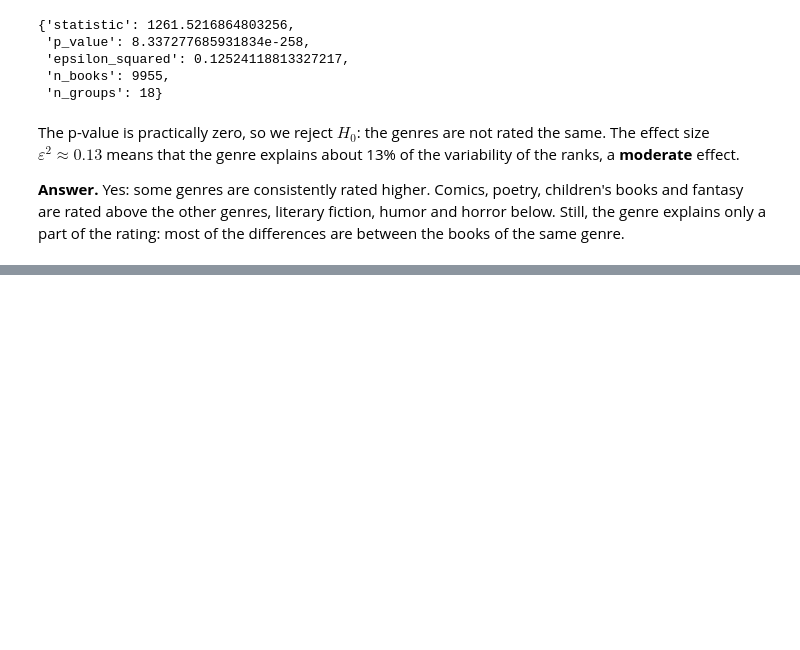
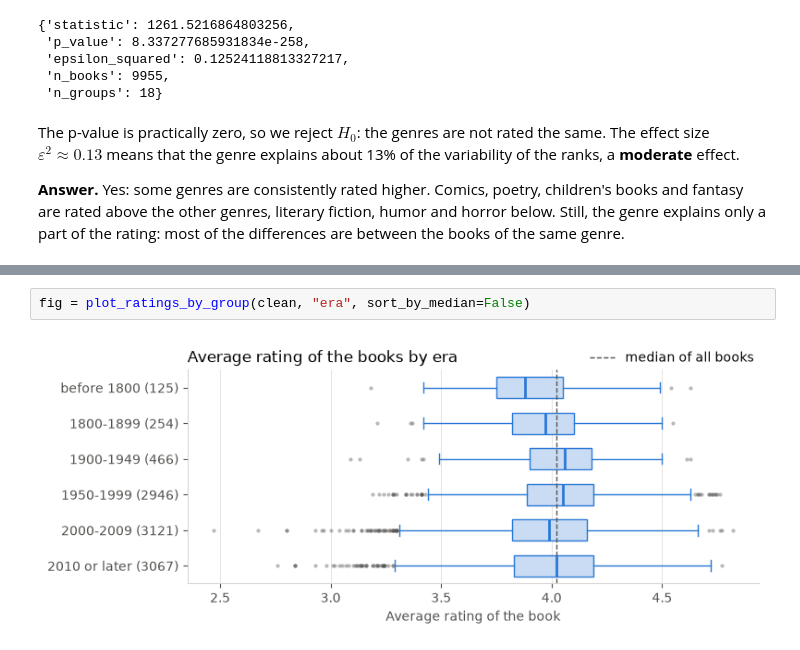
Before and after one commit to mbeyzademirkubuz/book-ratings-insights, a Jupyter notebook: notebooks/walkthrough.ipynb, the cells around one changed output, grey strips where cells are left out. Drawn from its saved outputs; the diff is of its cells as text; blank space fills up the shorter version.

```diff
--- a/notebooks/walkthrough.ipynb
+++ b/notebooks/walkthrough.ipynb
@@ -330,0 +353,4 @@ are between the books of the same genre.
+# %%
+fig = plot_ratings_by_group(clean, "era", sort_by_median=False)
+# %% [output]
+[figure, added]
```
Also changed, not shown: parts of 12 cells of this notebook, 2 other files.
